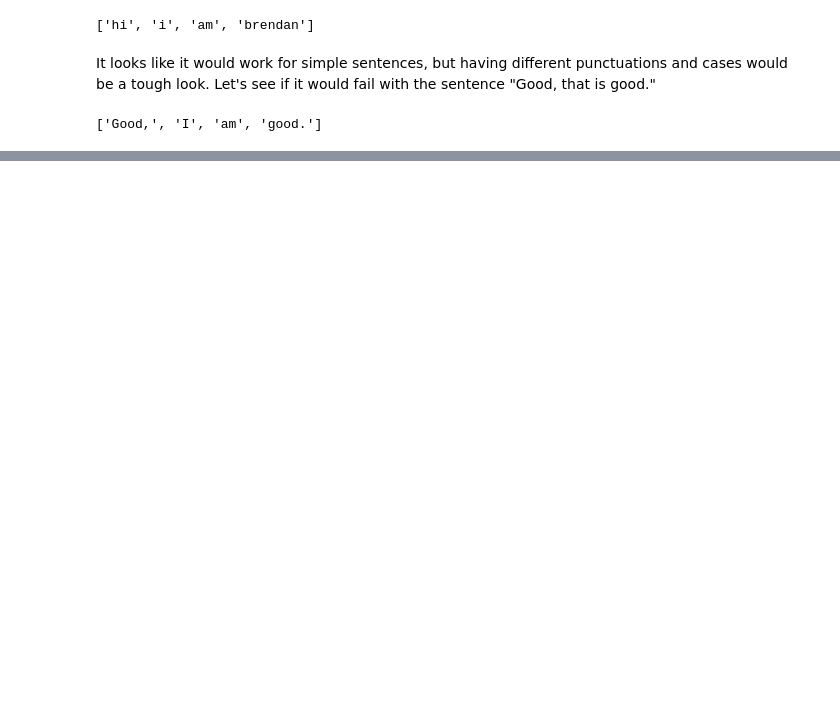
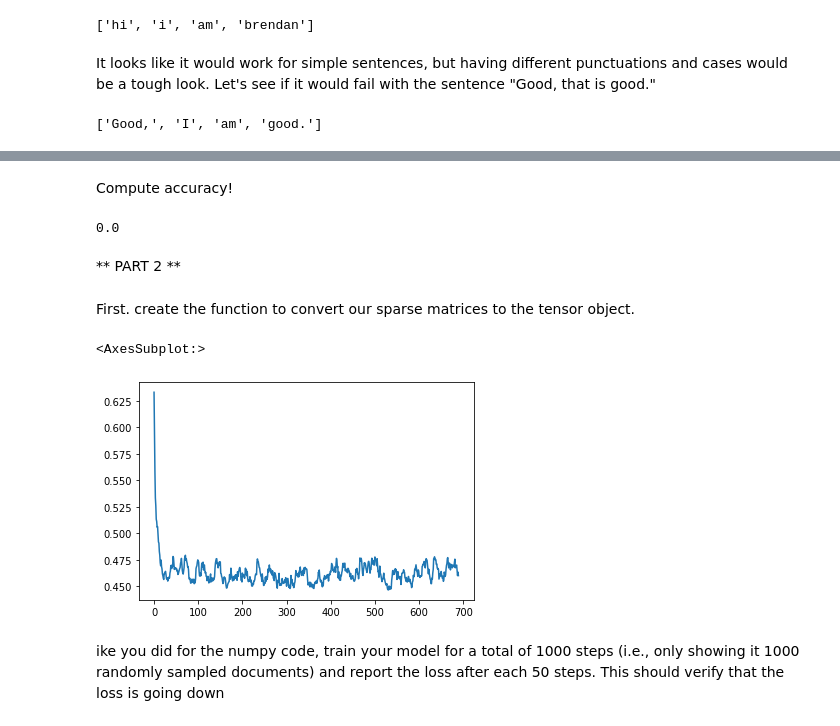
Before and after one commit to bmatt23/SI630, a Jupyter notebook: homework_1/homework_1.ipynb, the cells around one changed output, grey strips where cells are left out. Drawn from its saved outputs; the diff is of its cells as text; code cells hidden in the pictures; blank space fills up the shorter version.

```diff
--- a/homework_1/homework_1.ipynb
+++ b/homework_1/homework_1.ipynb
@@ -46,0 +329,3 @@ better_tokenize('brendan!matthys')
+# %%
+dev['predictions'] = predictions
+dev
@@ -46,0 +346,11 @@ better_tokenize('brendan!matthys')
+# %% [markdown]
+Compute accuracy!
+# %%
+f1_score(dev.sarcastic, dev.predictions)
+# %% [output]
+0.0
+# %%
+test_preds_numpy = []
+test = pd.read_csv('si630w23-hw1.test.csv')
+for i in test.text:
+    test_preds_numpy.append(predict(i, beta_vector = result_5[0]))
@@ -46,0 +362,23 @@ better_tokenize('brendan!matthys')
+# %% [markdown]
+** PART 2 **
+# %% [markdown]
+First. create the function to convert our sparse matrices to the tensor object.
+# %%
+def to_sparse_tensor(matrix):
+    matrix = matrix.asformat("coo")
+    return (torch.sparse.FloatTensor(
+                        torch.LongTensor(np.vstack((matrix.row, matrix.col))),
+                        torch.FloatTensor(matrix.data),
+                        torch.Size(matrix.shape))
+                        .to_dense())
+# %%
+class LogisticRegression(nn.Module):
+    def __init__(self, input_dim, output_dim, vocab_size = len(train_vocab), optimizer = None):
+        super(LogisticRegression, self).__init__()
+        self.linear = nn.Linear(input_dim, output_dim)
+        if not optimizer:
+            self.optimizer  = optimizer
+
+
+    def forward(self,data):
+        return torch.sigmoid(self.linear(data))
@@ -46,0 +471,9 @@ better_tokenize('brendan!matthys')
+# %%
+sns.lineplot(loss_vector)
+# %% [output]
+<AxesSubplot:>
+[figure, added]
+# %% [markdown]
+ike you did for the numpy code, train your model for a total of 1000 steps (i.e., only
+showing it 1000 randomly sampled documents) and report the loss after each 50 steps. This
+should verify that the loss is going down
```
Also changed, not shown: parts of 100 cells of this notebook, 2 other files.
